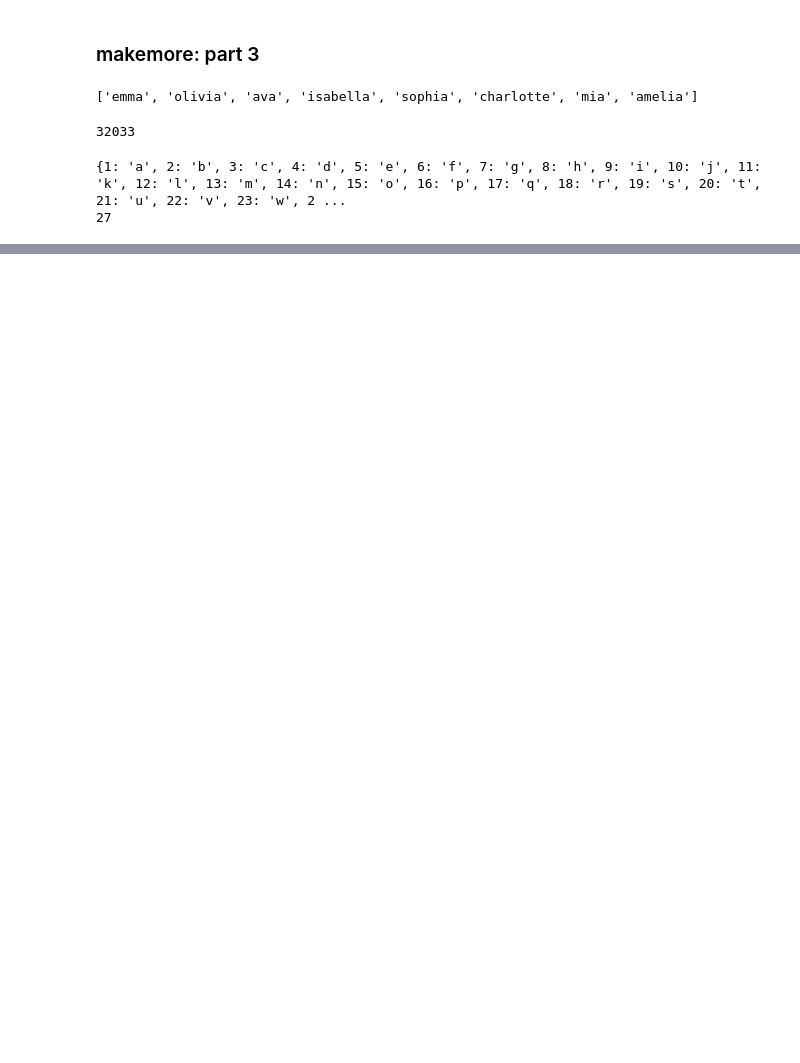
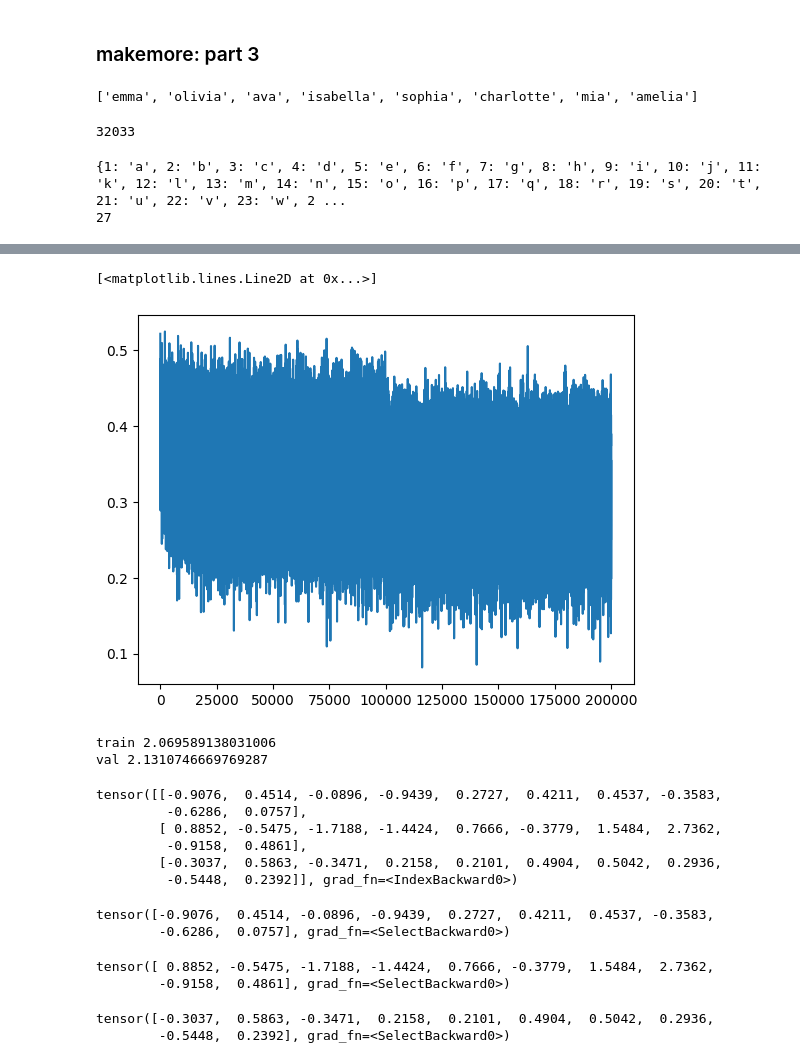
Before and after one commit to tryfasting/karpathy-zero-to-hero-clone, a Jupyter notebook: 04 - Activation & Gradients, BatchNorm/part3.ipynb, the cells around one changed output, grey strips where cells are left out. Cells and saved outputs as stored; diff of their text form; code cells hidden in the pictures; blank space fills up the shorter version.

```diff
--- a/04 - Activation & Gradients, BatchNorm/part3.ipynb
+++ b/04 - Activation & Gradients, BatchNorm/part3.ipynb
@@ -63,0 +219,55 @@ g =
+# %%
+plt.plot(lossi)
+# %% [output]
+[<matplotlib.lines.Line2D at 0x...>]
+[figure, added]
+# %%
+@torch.no_grad() # this decorator disables gradient tracking
+def split_loss(split):
+    x,y = {
+        'train': (Xtr,Ytr),
+        'val': (Xdev, Ydev),
+        'test': (Xte, Yte),
+    }[split]
+
+    emb = C[x] # (N, block_size, n_embd)
+    embcat = emb.view(emb.shape[0], -1) # concat into (N, block_size * n_embd)
+    h = torch.tanh(embcat @ W1 + b1) # (N, n_hidden)
+    logits = h @ W2 + b2 # (N, vocab_size)
+    loss = F.cross_entropy(logits, y)
+    print(split, loss.item())
+
+split_loss('train')
+split_loss('val')
+# %% [output]
+train 2.069589138031006
+val 2.1310746669769287
+# %%
+# emd lookup table인 이유
+C[5] == F.one_hot(torch.tensor(5), num_classes=vocab_size).float() @ C
+
+C.shape # torch.Size([27, 10])
+
+C[[5,6,7]]
+# %% [output]
+tensor([[-0.9076,  0.4514, -0.0896, -0.9439,  0.2727,  0.4211,  0.4537, -0.3583,
+         -0.6286,  0.0757],
+        [ 0.8852, -0.5475, -1.7188, -1.4424,  0.7666, -0.3779,  1.5484,  2.7362,
+         -0.9158,  0.4861],
+        [-0.3037,  0.5863, -0.3471,  0.2158,  0.2101,  0.4904,  0.5042,  0.2936,
+         -0.5448,  0.2392]], grad_fn=<IndexBackward0>)
+# %%
+C[5]
+# %% [output]
+tensor([-0.9076,  0.4514, -0.0896, -0.9439,  0.2727,  0.4211,  0.4537, -0.3583,
+        -0.6286,  0.0757], grad_fn=<SelectBackward0>)
+# %%
+C[6]
+# %% [output]
+tensor([ 0.8852, -0.5475, -1.7188, -1.4424,  0.7666, -0.3779,  1.5484,  2.7362,
+        -0.9158,  0.4861], grad_fn=<SelectBackward0>)
+# %%
+C[7]
+# %% [output]
+tensor([-0.3037,  0.5863, -0.3471,  0.2158,  0.2101,  0.4904,  0.5042,  0.2936,
+        -0.5448,  0.2392], grad_fn=<SelectBackward0>)
```
Also changed, not shown: parts of 15 cells of this notebook.
